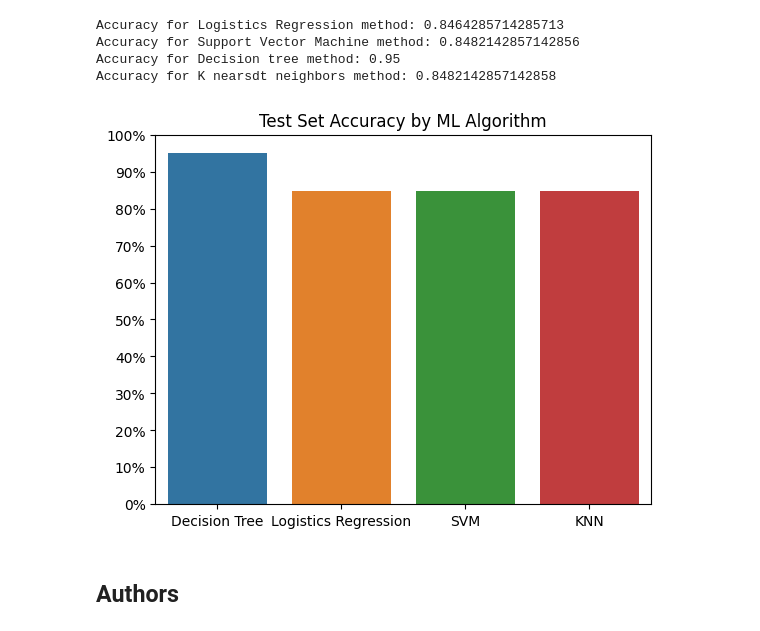
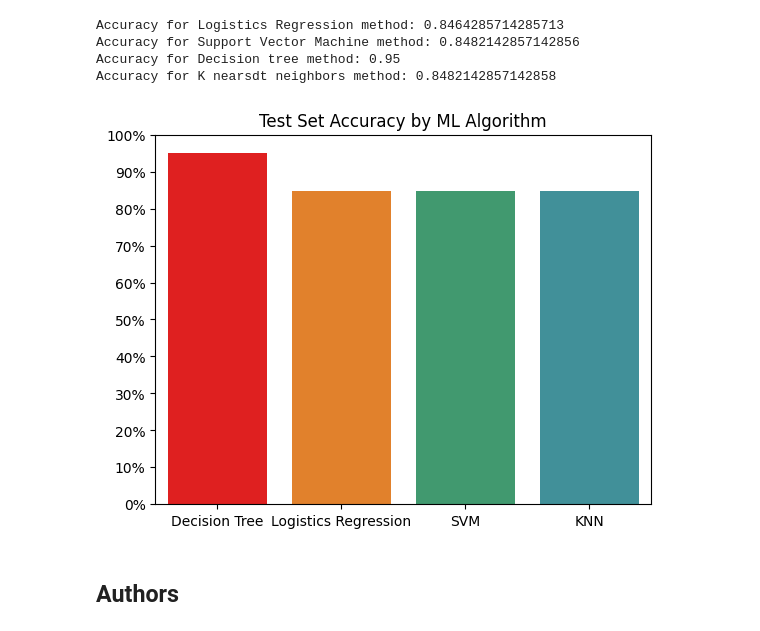
Before and after one commit to AlexBandurin/IBM_Applied_Data_Science_Capstone, a Jupyter notebook: IBM_ Machine_Learning_Prediction.ipynb, the cells around one changed output. Drawn from its saved outputs; the diff is of its cells as text; code cells hidden in the pictures.

```diff
--- a/IBM_ Machine_Learning_Prediction.ipynb
+++ b/IBM_ Machine_Learning_Prediction.ipynb
@@ -382,12 +382,14 @@ Accuracy for K nearsdt neighbors method: 0.8482142857142858
 # %%
 import matplotlib.ticker as mtick
 # %%
-ax = sns.barplot(x=['Decision Tree','Logistics Regression','SVM','KNN'],y=[100*tree_cv.best_score_,100*logreg_cv.best_score_,100*svm_cv.best_score_,100*knn_cv.best_score_]);
+ax = sns.barplot(x=['Decision Tree','Logistics Regression','SVM','KNN'],
+                 y=[100*tree_cv.best_score_,100*logreg_cv.best_score_,100*svm_cv.best_score_,100*knn_cv.best_score_],
+                 color = 'blue', palette = ['r', 'tab:orange', '#32a86f' ,'#329ca8' ]);
 plt.title("Test Set Accuracy by ML Algorithm");
 plt.yticks(np.arange(0,110,10));
 ax.yaxis.set_major_formatter(mtick.PercentFormatter())
 # %% [output]
-[figure, old version]
+[figure, new version]
 # %% [markdown]
 ## Authors
 # %% [markdown]
```
Also changed, not shown: 1 other file.
